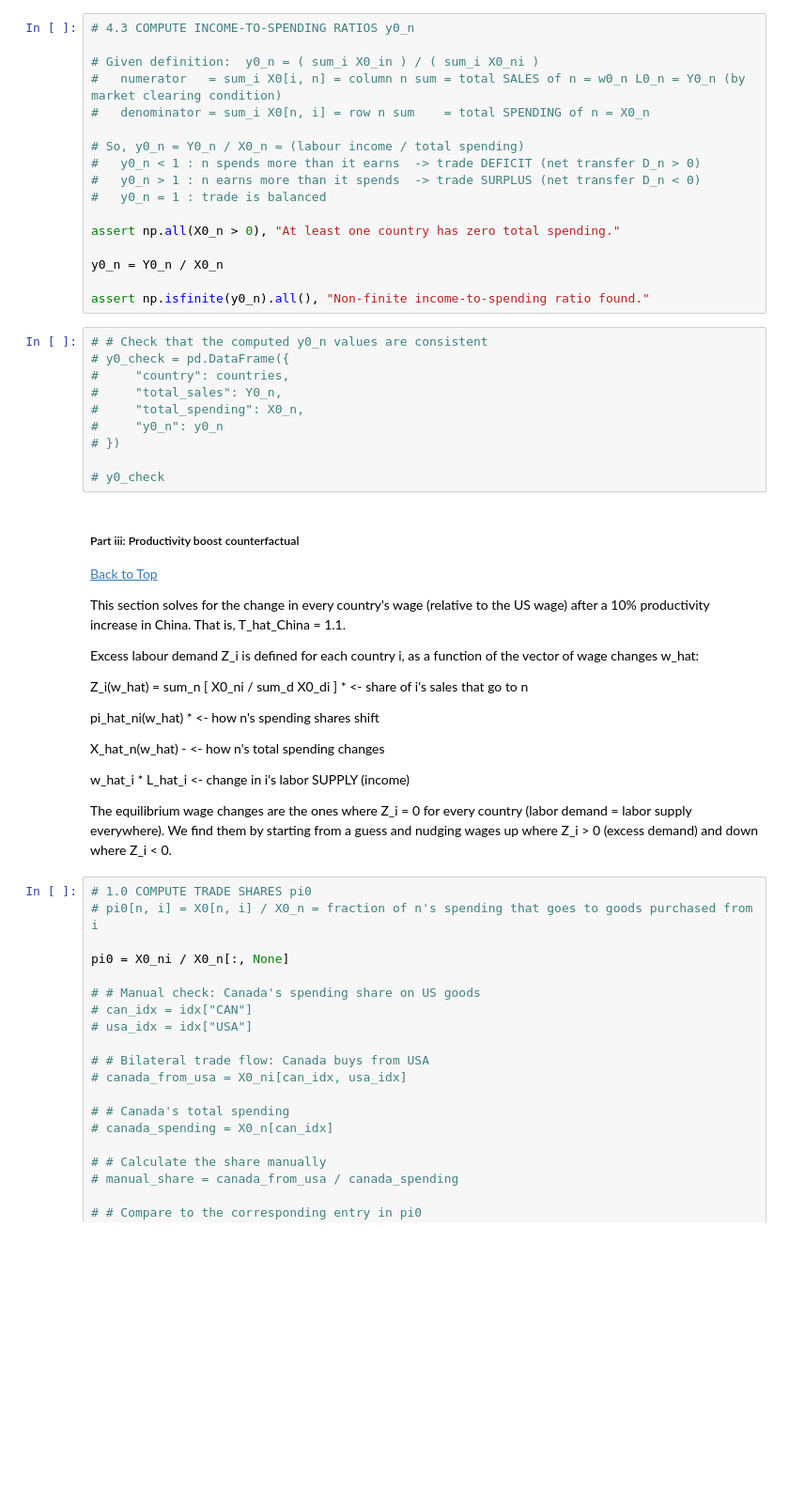
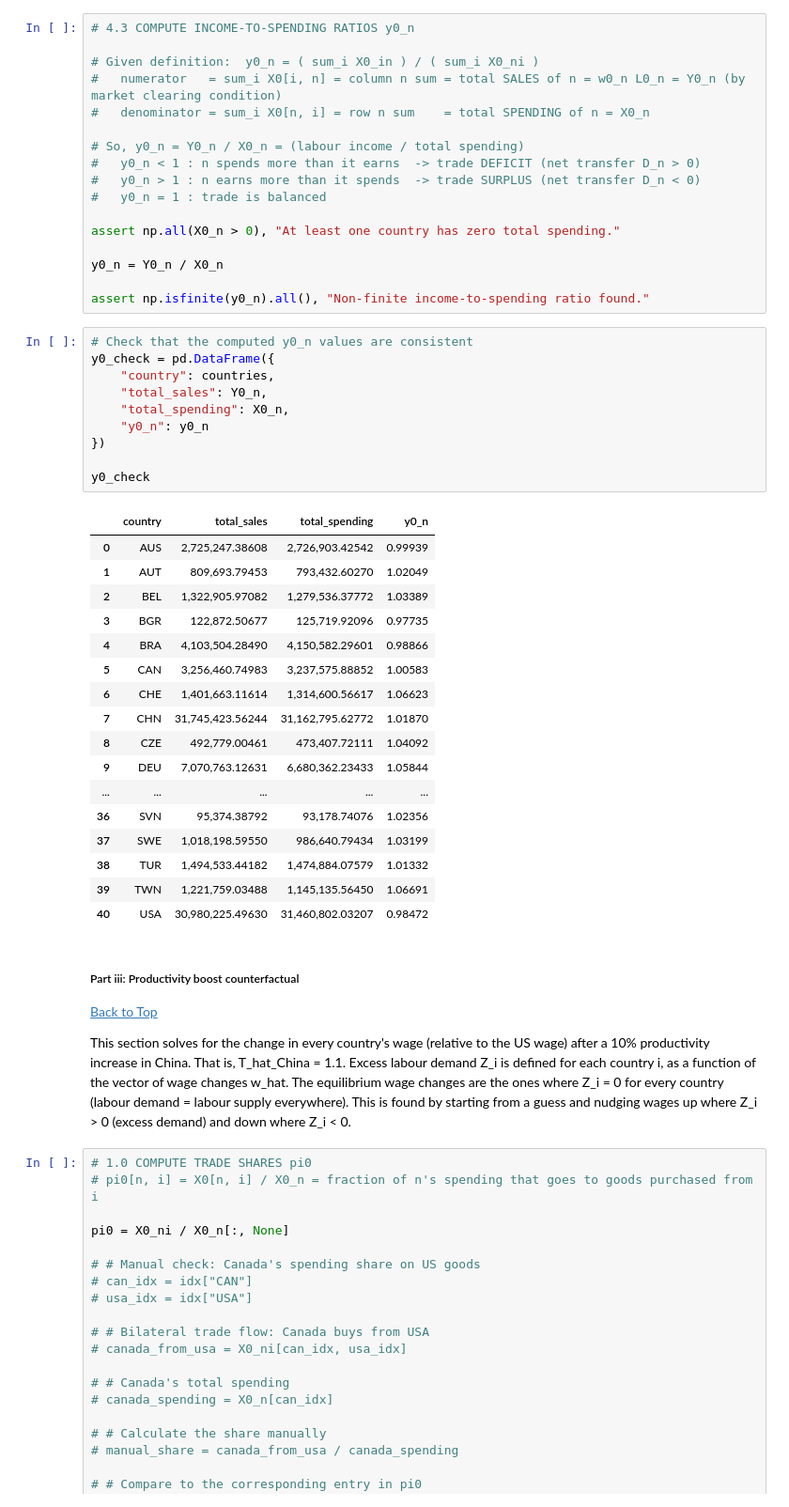
Before and after one commit to ruhaniwalia14/ek_model, a Jupyter notebook: MainScript.ipynb, the cells around one changed output. Shown at 94% size. Saved outputs shown, nothing was run; the diff lists cells and outputs as text; blank space fills up the shorter version.

```diff
--- a/MainScript.ipynb
+++ b/MainScript.ipynb
@@ -241,35 +240,41 @@ y0_n = Y0_n / X0_n
 
 assert np.isfinite(y0_n).all(), "Non-finite income-to-spending ratio found."
 # %%
-# # Check that the computed y0_n values are consistent
-# y0_check = pd.DataFrame({
-#     "country": countries,
-#     "total_sales": Y0_n,
-#     "total_spending": X0_n,
-#     "y0_n": y0_n
-# })
+# Check that the computed y0_n values are consistent
+y0_check = pd.DataFrame({
+    "country": countries,
+    "total_sales": Y0_n,
+    "total_spending": X0_n,
+    "y0_n": y0_n
+})
 
-# y0_check
+y0_check
+# %% [output]
+|  | country | total_sales | total_spending | y0_n |
+| 0 | AUS | 2,725,247.38608 | 2,726,903.42542 | 0.99939 |
+| 1 | AUT | 809,693.79453 | 793,432.60270 | 1.02049 |
+| 2 | BEL | 1,322,905.97082 | 1,279,536.37772 | 1.03389 |
+| 3 | BGR | 122,872.50677 | 125,719.92096 | 0.97735 |
+| 4 | BRA | 4,103,504.28490 | 4,150,582.29601 | 0.98866 |
+| 5 | CAN | 3,256,460.74983 | 3,237,575.88852 | 1.00583 |
+| 6 | CHE | 1,401,663.11614 | 1,314,600.56617 | 1.06623 |
+| 7 | CHN | 31,745,423.56244 | 31,162,795.62772 | 1.01870 |
+| 8 | CZE | 492,779.00461 | 473,407.72111 | 1.04092 |
+| 9 | DEU | 7,070,763.12631 | 6,680,362.23433 | 1.05844 |
+| ... | ... | ... | ... | ... |
+| 36 | SVN | 95,374.38792 | 93,178.74076 | 1.02356 |
+| 37 | SWE | 1,018,198.59550 | 986,640.79434 | 1.03199 |
+| 38 | TUR | 1,494,533.44182 | 1,474,884.07579 | 1.01332 |
+| 39 | TWN | 1,221,759.03488 | 1,145,135.56450 | 1.06691 |
+| 40 | USA | 30,980,225.49630 | 31,460,802.03207 | 0.98472 |
 # %% [markdown]
 ##### Part iii: Productivity boost counterfactual
 <a id="three"></a>
 [Back to Top](#top)
 
 This section solves for the change in every country's wage (relative to the US wage) after a 10% productivity increase in China.
-That is, T_hat_China = 1.1.
-
-Excess labour demand Z_i is defined for each country i, as a function of the vector of wage changes w_hat:
-
-Z_i(w_hat) = sum_n [ X0_ni / sum_d X0_di ] *     <- share of i's sales that go to n
-
-pi_hat_ni(w_hat) *         <- how n's spending shares shift
-
-X_hat_n(w_hat) -           <- how n's total spending changes
-
-w_hat_i * L_hat_i          <- change in i's labor SUPPLY (income)
-
-The equilibrium wage changes are the ones where Z_i = 0 for every country (labor demand = labor supply everywhere).
-We find them by starting from a guess and nudging wages up where Z_i > 0 (excess demand) and down where Z_i < 0.
+That is, T_hat_China = 1.1. Excess labour demand Z_i is defined for each country i, as a function of the vector of wage changes w_hat. The equilibrium wage changes are the ones where Z_i = 0 for every country (labour demand = labour supply everywhere).
+This is found by starting from a guess and nudging wages up where Z_i > 0 (excess demand) and down where Z_i < 0.
 # %%
 # 1.0 COMPUTE TRADE SHARES pi0
 # pi0[n, i] = X0[n, i] / X0_n = fraction of n's spending that goes to goods purchased from i
```
Also changed, not shown: parts of 8 cells of this notebook.
